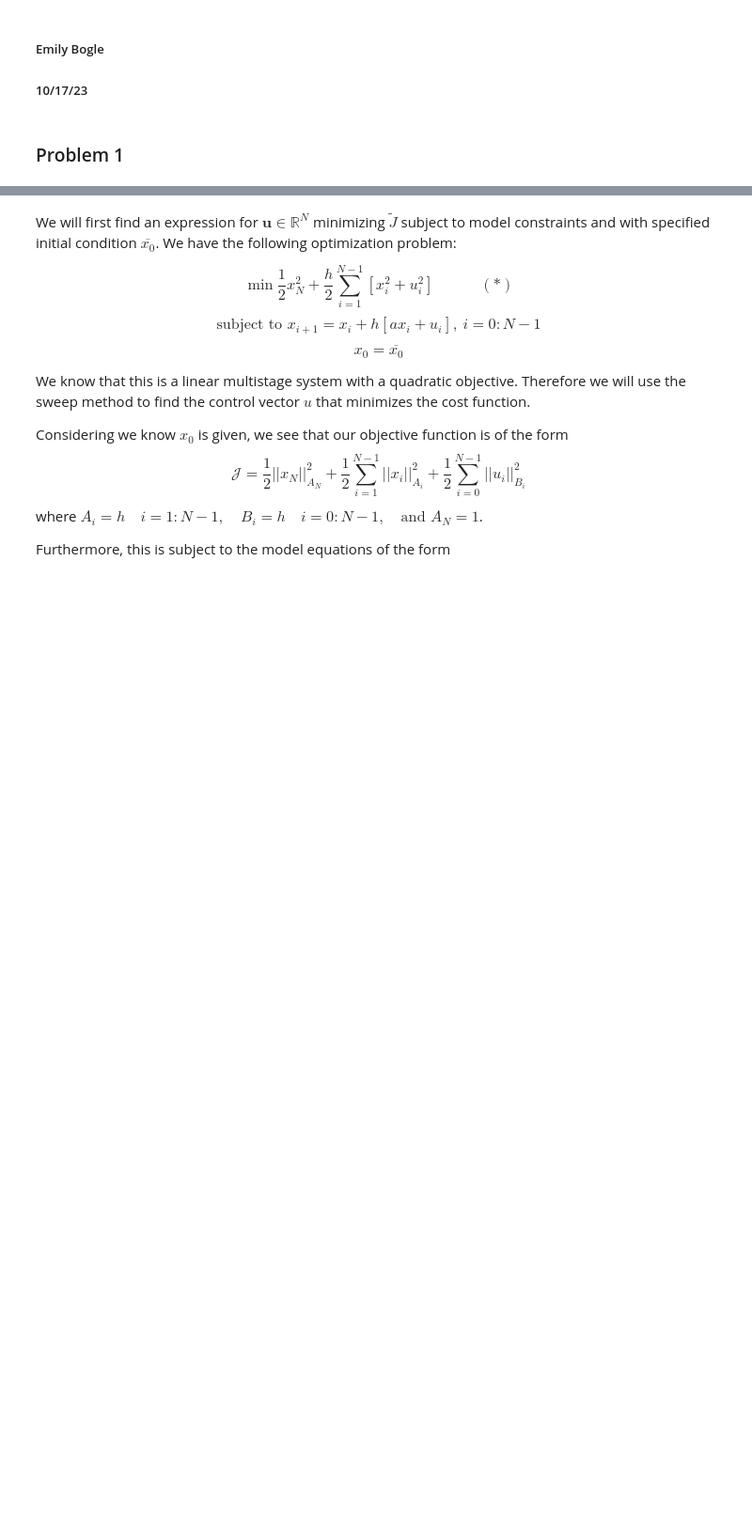
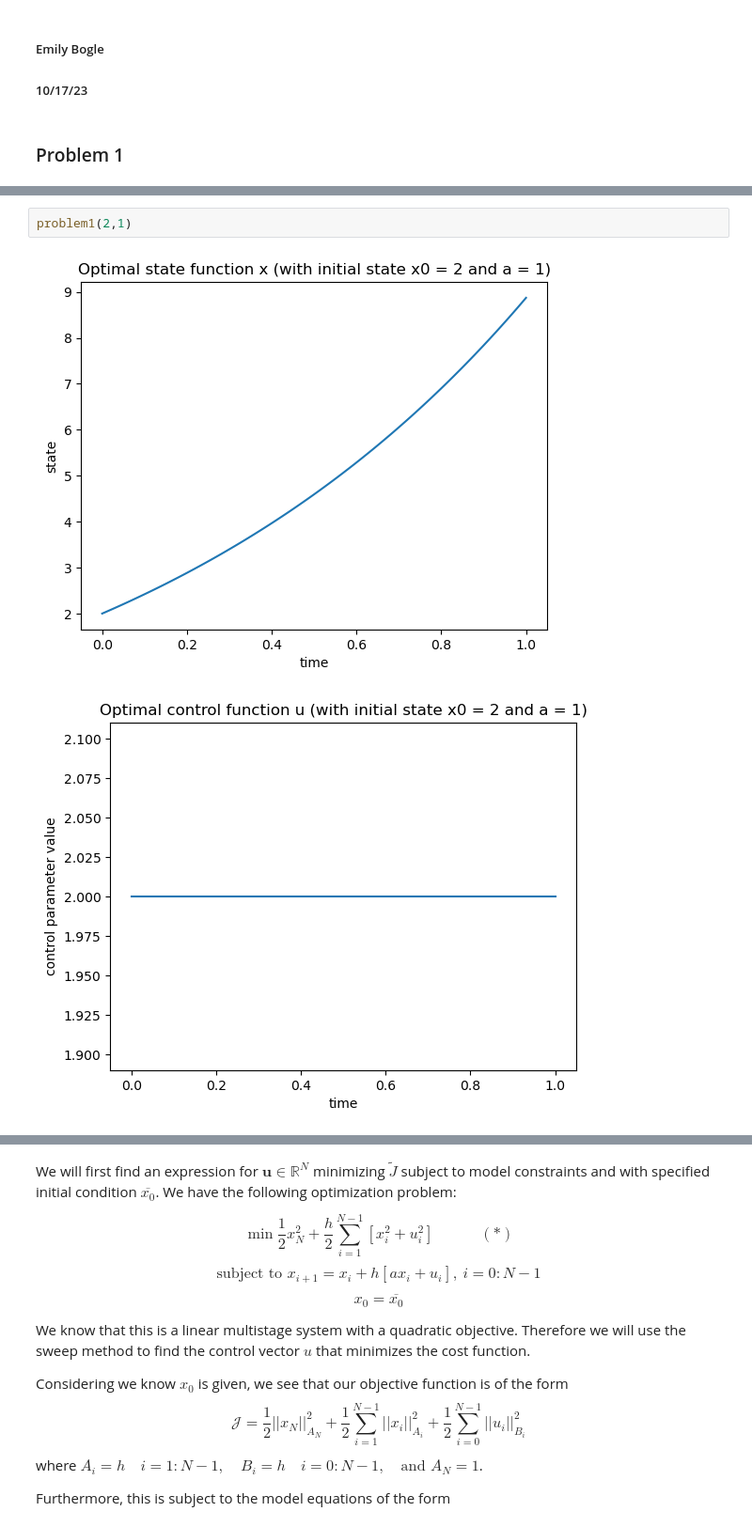
Before and after one commit to eabogle/numerical-optimization, a Jupyter notebook: model_constrained/Homework 1.ipynb, the cells around one changed output, grey strips where cells are left out. Shown at 94% size. Drawn from its saved outputs; the diff is of its cells as text; blank space fills up the shorter version.

```diff
--- a/model_constrained/Homework 1.ipynb
+++ b/model_constrained/Homework 1.ipynb
@@ -7,0 +198,5 @@
+# %%
+problem1(2,1)
+# %% [output]
+[figure, added]
+[figure, added]
```
Also changed, not shown: parts of 13 cells of this notebook.
